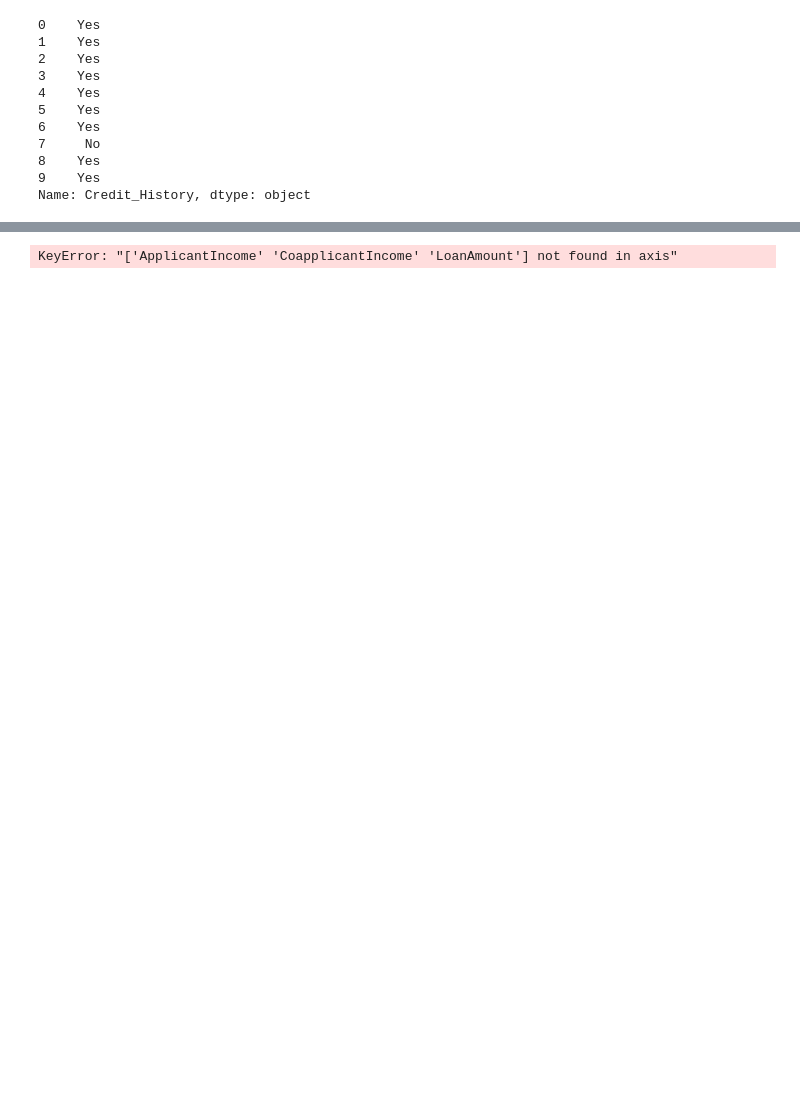
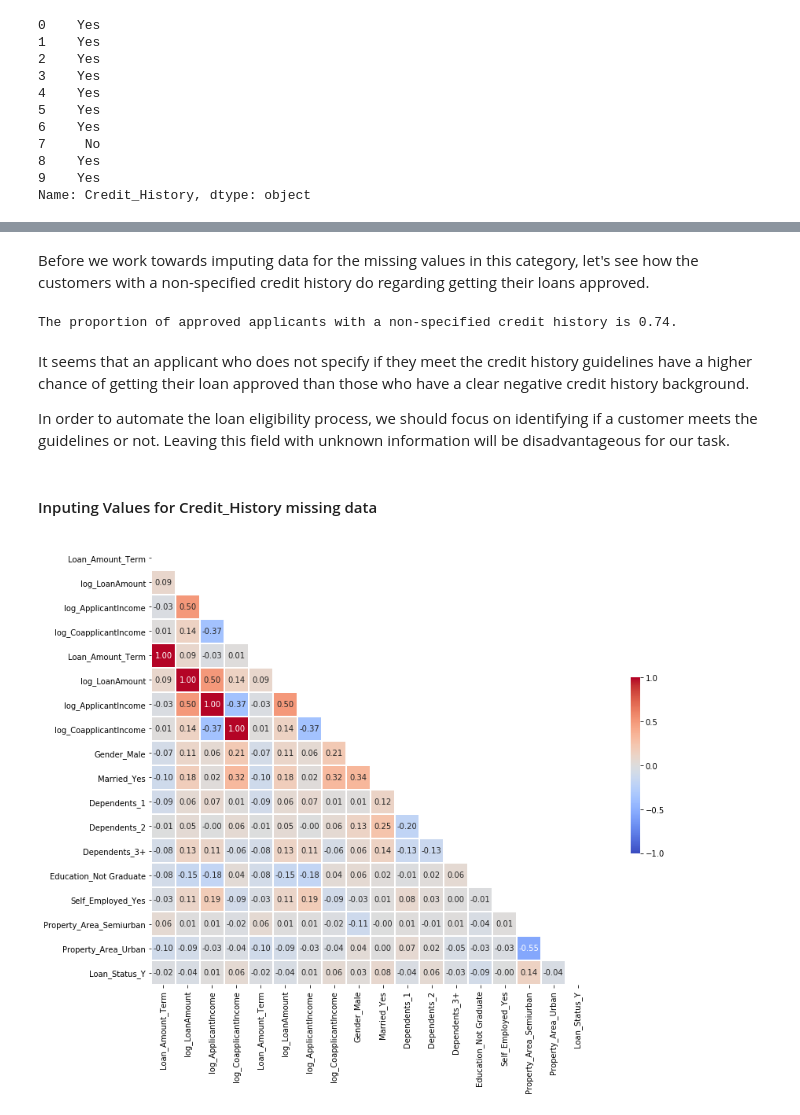
Before and after one commit to Buidex/loan_prediction_AnalyticsVidhya, a Jupyter notebook: Loan Prediction III - Analytics Vidhya.ipynb, the cells around one changed output, grey strips where cells are left out. Cells and saved outputs as stored; diff of their text form; code cells hidden in the pictures; blank space fills up the shorter version.

```diff
--- a/Loan Prediction III - Analytics Vidhya.ipynb
+++ b/Loan Prediction III - Analytics Vidhya.ipynb
@@ -606,31 +650,54 @@ Name: Credit_History, dtype: object
+# %% [markdown]
+Before we work towards imputing data for the missing values in this category, let's see how the customers with a non-specified credit history do regarding getting their loans approved.
+# %%
+null_credit_history = train[train['Credit_History'].isnull()]
+null_credit_history.sort_values(by='Loan_Status')
+
+null_approved = null_credit_history[(null_credit_history.Loan_Status == 'Y')]
+null_denied = null_credit_history[(null_credit_history.Loan_Status == 'N')]
+
+null_rate = (len(null_approved.index) / (len(null_approved.index) + len(null_denied.index)))
+
+print('The proportion of approved applicants with a non-specified credit history is %.2f.' % (null_rate))
+
+# The data for the applicants that did not reveal their credit history
+# null_credit_history
+# %% [output]
+The proportion of approved applicants with a non-specified credit history is 0.74.
+# %% [markdown]
+It seems that an applicant who does not specify if they meet the credit history guidelines have a higher chance of getting their loan approved than those who have a clear negative credit history background.
+
+In order to automate the loan eligibility process, we should focus on identifying if a customer meets the guidelines or not. Leaving this field with unknown information will be disadvantageous for our task.
+# %% [markdown]
+#### Inputing Values for Credit_History missing data
 # %%
 # Heatmap correlation matrix between all variables using Pearson's corr coefficient
 train_dummy = pd.get_dummies(train, columns=['Gender', 'Married', 'Dependents', 'Education', 'Self_Employed', 'Property_Area', 'Loan_Status'], drop_first=True)
 train_concat = pd.concat([train, train_dummy], axis = 1)
-train_concat.drop(['ApplicantIncome', 'CoapplicantIncome', 'LoanAmount'], axis=1, inplace=True)
+#train_concat.drop(['ApplicantIncome', 'CoapplicantIncome', 'LoanAmount'], axis=1, inplace=True)
 corr_matrix = train_concat.corr()
 
 # Set up mask to hide the upper triangle (same information as the bottom one)
 mask = np.zeros_like(corr_matrix, dtype=np.bool)
 mask[np.triu_indices_from(mask)]= True
 
 # Setup
 fig, ax = plt.subplots(figsize=(15, 10))
 
 # vmin and vmax control the range of the colormap
 sns.heatmap(corr_matrix, mask=mask, square=True, cmap='coolwarm', annot=True, fmt=".2f", linewidths=.5,
             cbar_kws = {'shrink': .4, 'ticks' : [-1, -.5, 0, 0.5, 1]}, # Shrink the legend size and label tick marks at [-1, -.5, 0, 0.5, 1]
             vmin=-1, vmax=1) # Set min and max values for the color bar
 
 # Rotates the column labes for the x-axis to make it more presentable
 ax.set_xticklabels(corr_matrix.columns, rotation = 90)
 ax.set_yticklabels(corr_matrix.columns)
 
 # Add tight_layout to ensure the labels don't get cut off
 plt.tight_layout()
 
 # corr_matrix
 
 # Source: https://towardsdatascience.com/annotated-heatmaps-in-5-simple-steps-cc2a0660a27d
 # %% [output]
-KeyError: "['ApplicantIncome' 'CoapplicantIncome' 'LoanAmount'] not found in axis"
+[figure, added]
```
Also changed, not shown: parts of 9 cells of this notebook.
